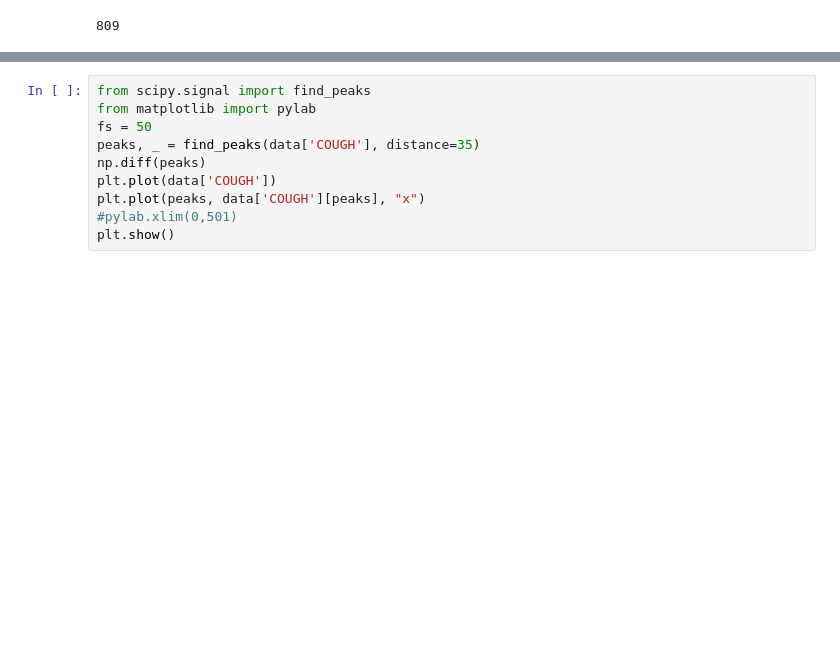
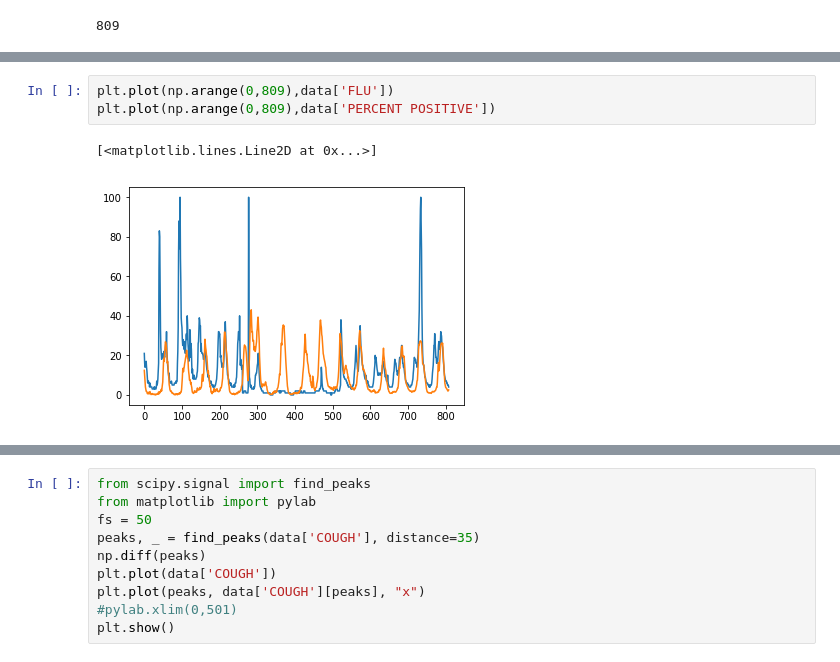
Before and after one commit to shreyaj1212/Influenza-Trends, a Jupyter notebook: Regression-Percentage.ipynb, the cells around one changed output, grey strips where cells are left out. Saved outputs shown, nothing was run; the diff lists cells and outputs as text; blank space fills up the shorter version.

```diff
--- a/Regression-Percentage.ipynb
+++ b/Regression-Percentage.ipynb
@@ -43,0 +97,6 @@ len(sines)
+# %%
+plt.plot(np.arange(0,809),data['FLU'])
+plt.plot(np.arange(0,809),data['PERCENT POSITIVE'])
+# %% [output]
+[<matplotlib.lines.Line2D at 0x...>]
+[figure, added]
```
Also changed, not shown: parts of 29 cells of this notebook, 14 other files.
